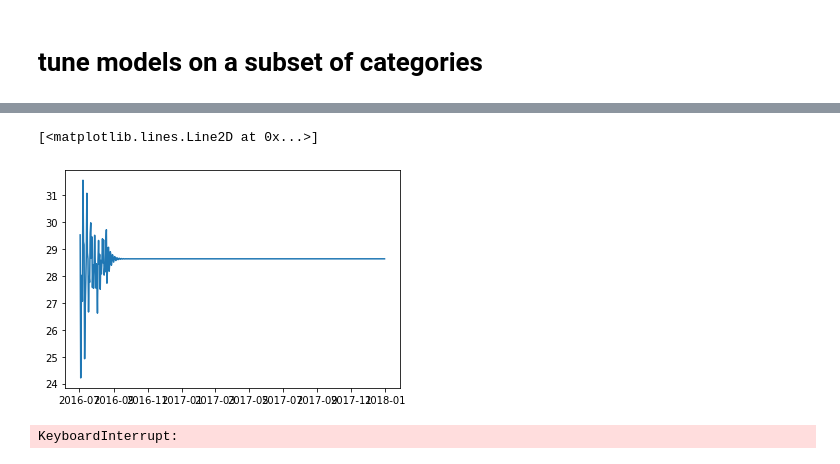
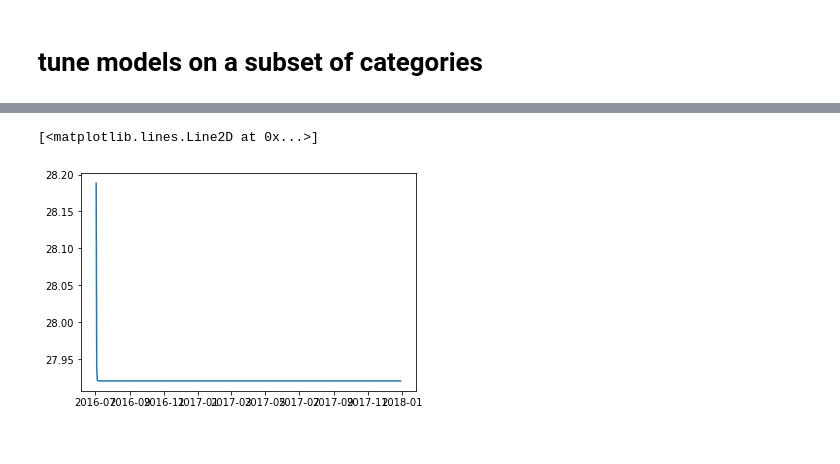
Before and after one commit to despresj/Data-Mining-Proj, a Jupyter notebook: notebooks/modeling.ipynb, the cells around one changed output, grey strips where cells are left out. Saved outputs shown, nothing was run; the diff lists cells and outputs as text; code cells hidden in the pictures.

```diff
--- a/notebooks/modeling.ipynb
+++ b/notebooks/modeling.ipynb
@@ -163,22 +141,13 @@ for i in range(100):
-# %%
-plt.plot(preds)
-# %% [output]
-[<matplotlib.lines.Line2D at 0x...>]
-[figure, removed]
-# %%
-# TODO: fix these parameters
-model = ARIMA(temp.sales, order=(0,1,0))
-predictions["ma"] = model_fitter(train, mod=model)
-
-model = ARIMA(temp.sales, order=(2,0,1))
-predictions["arma"] = model_fitter(train, mod=model)
-
-model = ARIMA(temp.sales, order=(1,1,1))
-predictions["arima"] = model_fitter(train, mod=model)
-
-model = ARIMA(temp.sales, order=(1,1,1), seasonal_order=(0,0,0,0))
-predictions["sarima"] = model_fitter(train, mod=model)
-# %% [output]
-KeyboardInterrupt:
+# %%
+dat = train[train.store_item == "1-1"]
+dat.index.freq = "d"
+
+arima = ARIMA(dat.sales, order = (1, 1, 1))\
+        .fit()\
+        .forecast(steps = 546, alpha = 0.05)
+plt.plot(arima)
+# %% [output]
+[<matplotlib.lines.Line2D at 0x...>]
+[figure, added]
 # %%
 from statsmodels.tsa.holtwinters import SimpleExpSmoothing, ExponentialSmoothing, Holt
```
Also changed, not shown: parts of 11 cells of this notebook.
